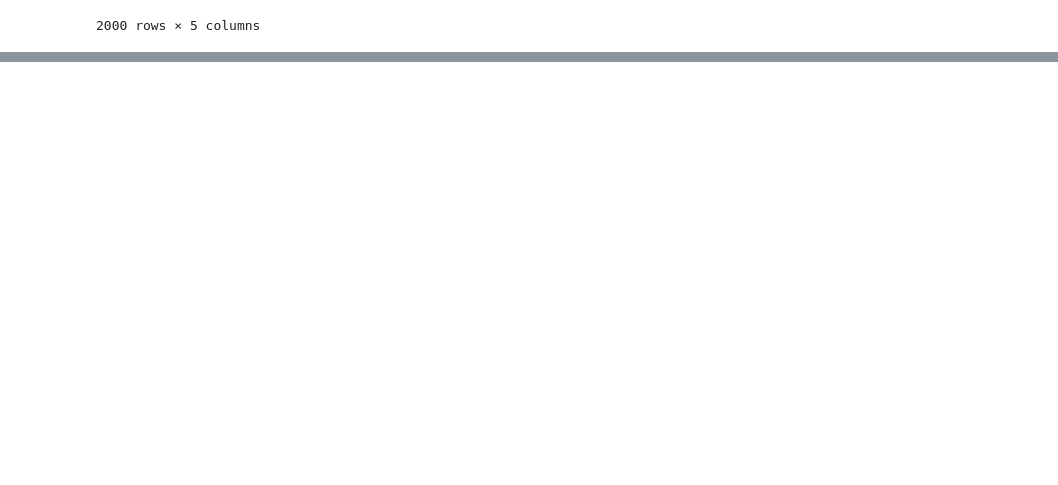
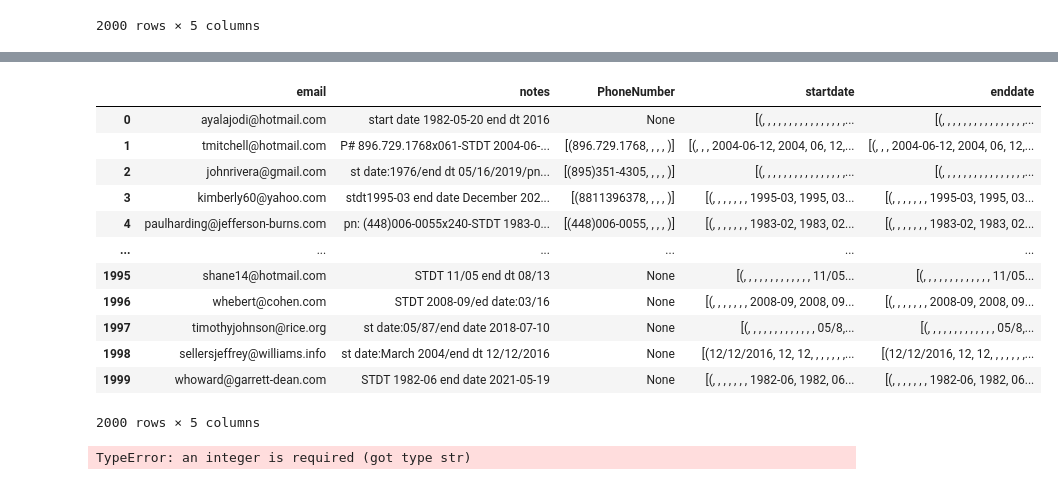
Before and after one commit to PoojaLaveti/Data601, a Jupyter notebook: Week08/hw-08.ipynb, the cells around one changed output, grey strips where cells are left out. Cells and saved outputs as stored; diff of their text form; code cells hidden in the pictures; blank space fills up the shorter version.

```diff
--- a/Week08/hw-08.ipynb
+++ b/Week08/hw-08.ipynb
@@ -166,3 +166,10 @@ df
 | 1998 | sellersjeffrey@williams.info | st date:March 2004/end dt 12/12/2016 | None | st date:March 2004/end dt 12/12/2016 | st date:March 2004/end dt 12/12/2016 |
 | 1999 | whoward@garrett-dean.com | STDT 1982-06 end date 2021-05-19 | None | STDT 1982-06 end date 2021-05-19 | STDT 1982-06 end date 2021-05-19 |
 2000 rows × 5 columns
+# %%
+def StartDate(notes):
+    x = re.findall('(([1-9]{1}|0[1-9]|1[0-2])\/(0[1-9]|[1-9]{1}|[12]\d|3[01])\/[12]\d{3})|(([12]\d{3})-([1-9]{1}|0[1-9]|1[0-2])-(0[1-9]|[1-9]\d|[12]\d|3[01]))|(([12]\d{3})-([1-9]{1}|0[1-9]|1[0-2]))|((0[1-9]|[1-9]{1}|[12]\d|3[01])\/([12]\d{3}))|((0[1-9]|[1-9]{1}|[12]\d|3[01])\/(0?[1-9]|1[0-2]))|date(:| )(\d{4})|t(:| )(\d{4})', notes)
+    if x :
+        return(x)
+df['startdate'] = df['notes'].apply(StartDate)
+df
@@ -168,0 +190,30 @@ df
+# %%
+def EndDate(notes):
+    x = re.findall('(([1-9]{1}|0[1-9]|1[0-2])\/(0[1-9]|[1-9]{1}|[12]\d|3[01])\/[12]\d{3})|(([12]\d{3})-([1-9]{1}|0[1-9]|1[0-2])-(0[1-9]|[1-9]\d|[12]\d|3[01]))|(([12]\d{3})-([1-9]{1}|0[1-9]|1[0-2]))|((0[1-9]|[1-9]{1}|[12]\d|3[01])\/([12]\d{3}))|((0[1-9]|[1-9]{1}|[12]\d|3[01])\/(0?[1-9]|1[0-2]))|date(:| )(\d{4})|t(:| )(\d{4})', notes)
+    if x :
+        return(x)
+df['enddate'] = df['notes'].apply(EndDate)
+df
+# %% [output]
+|  | email | notes | PhoneNumber | startdate | enddate |
+| 0 | ayalajodi@hotmail.com | start date 1982-05-20 end dt 2016 | None | [(, , , , , , , , , , , , , , , ,... | [(, , , , , , , , , , , , , , , ,... |
+| 1 | tmitchell@hotmail.com | P# 896.729.1768x061-STDT 2004-06-... | [(896.729.1768, , , , )] | [(, , , 2004-06-12, 2004, 06, 12,... | [(, , , 2004-06-12, 2004, 06, 12,... |
+| 2 | johnrivera@gmail.com | st date:1976/end dt 05/16/2019/pn... | [(895)351-4305, , , , )] | [(, , , , , , , , , , , , , , , ,... | [(, , , , , , , , , , , , , , , ,... |
+| 3 | kimberly60@yahoo.com | stdt1995-03 end date December 202... | [(8811396378, , , , )] | [(, , , , , , , 1995-03, 1995, 03... | [(, , , , , , , 1995-03, 1995, 03... |
+| 4 | paulharding@jefferson-burns.com | pn: (448)006-0055x240-STDT 1983-0... | [(448)006-0055, , , , )] | [(, , , , , , , 1983-02, 1983, 02... | [(, , , , , , , 1983-02, 1983, 02... |
+| ... | ... | ... | ... | ... | ... |
+| 1995 | shane14@hotmail.com | STDT 11/05 end dt 08/13 | None | [(, , , , , , , , , , , , , 11/05... | [(, , , , , , , , , , , , , 11/05... |
+| 1996 | whebert@cohen.com | STDT 2008-09/ed date:03/16 | None | [(, , , , , , , 2008-09, 2008, 09... | [(, , , , , , , 2008-09, 2008, 09... |
+| 1997 | timothyjohnson@rice.org | st date:05/87/end date 2018-07-10 | None | [(, , , , , , , , , , , , , 05/8,... | [(, , , , , , , , , , , , , 05/8,... |
+| 1998 | sellersjeffrey@williams.info | st date:March 2004/end dt 12/12/2016 | None | [(12/12/2016, 12, 12, , , , , , ,... | [(12/12/2016, 12, 12, , , , , , ,... |
+| 1999 | whoward@garrett-dean.com | STDT 1982-06 end date 2021-05-19 | None | [(, , , , , , , 1982-06, 1982, 06... | [(, , , , , , , 1982-06, 1982, 06... |
+2000 rows × 5 columns
+# %%
+from datetime import datetime
+date1 = datetime('df.startdate')
+date2 = datetime('df.enddate')
+
+diff = date1-date2
+print("Difference: ", diff)
+# %% [output]
+TypeError: an integer is required (got type str)
```
Also changed, not shown: parts of 1 cell of this notebook.
